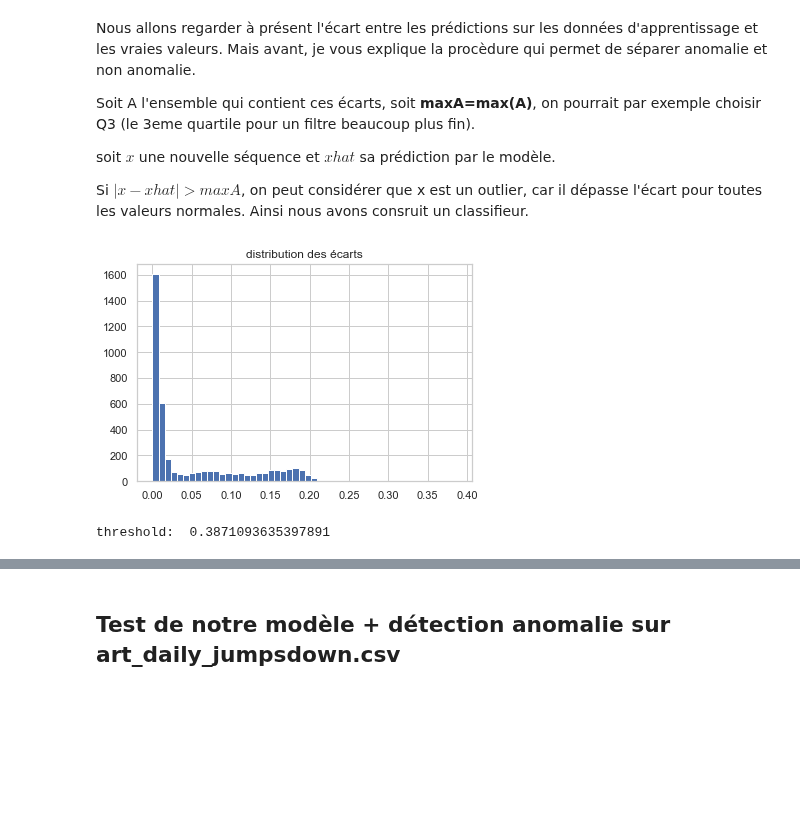
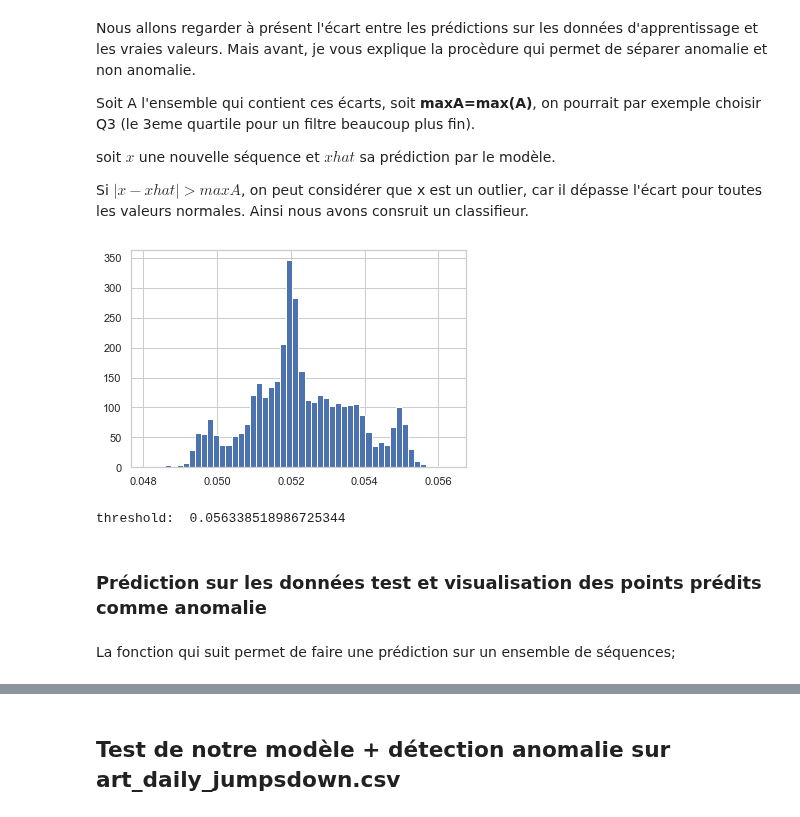
Before and after one commit to cheikh06/Detection_Anomaly, a Jupyter notebook: Anomaly_Detection.ipynb, the cells around one changed output, grey strips where cells are left out. Drawn from its saved outputs; the diff is of its cells as text; code cells hidden in the pictures; blank space fills up the shorter version.

Commit message:
change the way of predict

```diff
--- a/Anomaly_Detection.ipynb
+++ b/Anomaly_Detection.ipynb
@@ -287,0 +236,5 @@ plt.legend();
+# %%
+#seq contient les séquences de valeur qu'on a utilisé pour l'entrainement
+
+model=model.eval()
+prediction_apprentissage=model(seq)
@@ -301,12 +256,18 @@ abs_error_train = np.abs(prediction_train - df_noise)
+# %%
+mae_apprentissage=np.mean(np.abs(seq.detach().numpy()-\
+                                 prediction_apprentissage.detach().numpy()),axis=2)
 # %%
-plt.hist(abs_error_train, bins=50);
-plt.title('distribution des écarts');
+plt.hist(mae_apprentissage,bins=50);
 # %% [output]
-[figure, old version]
+[figure, new version]
 # %%
-#maxA définit tout à l'heure correspond à threshold
-threshold=np.max(abs_error_train)
-
+#threshold=maxA
+threshold=np.max(mae_apprentissage)
+#threshold=0.06
 print('threshold: ',threshold)
 # %% [output]
-threshold:  0.3871093635397891
+threshold:  0.056338518986725344
+# %% [markdown]
+### Prédiction sur les données test et visualisation des points prédits comme anomalie
+# %% [markdown]
+La fonction qui suit permet de faire une prédiction sur un ensemble de séquences;
```
Also changed, not shown: parts of 51 cells of this notebook, 1 other file.
